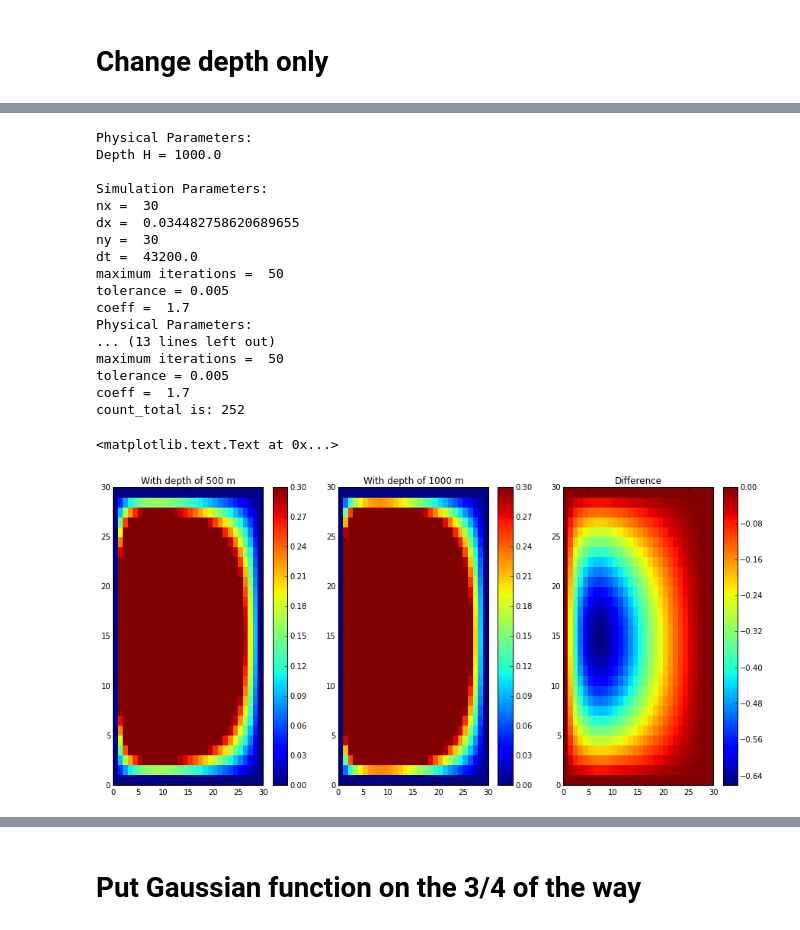
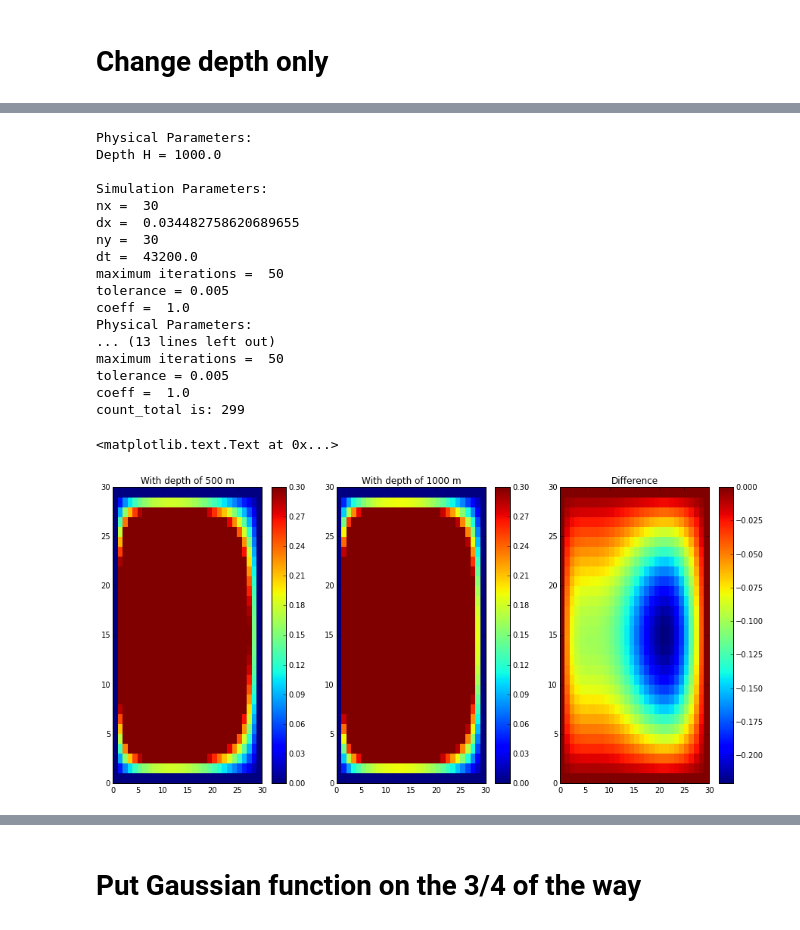
Before and after one commit to jieliu920608/Lab7Assignment, a Jupyter notebook: OptionalLab8.ipynb, the cells around one changed output, grey strips where cells are left out. Drawn from its saved outputs; the diff is of its cells as text; code cells hidden in the pictures.

```diff
--- a/OptionalLab8.ipynb
+++ b/OptionalLab8.ipynb
@@ -448,9 +448,10 @@ import qg1
 # %%
 ## depth from 500m to 100m now
 reload (qg1)
-psi_sor_depth = qg1.qg(1e6,loop = True)
-psi_sor = qg(1e6, loop=True,flag = 'SOR')
+psi_sor_depth = qg1.qg(1e6,loop = False)
+psi_sor = qg(1e6, loop=False)
 
+cmap  ='jet'
 fig, (ax1,ax2,ax3) = plt.subplots(1,3, figsize = (15,7))
 plot1 = ax1.pcolormesh(np.transpose(psi_sor),cmap =cmap,vmin=0, vmax=0.3)
 ax1.set_title("With depth of 500 m ")
@@ -484,39 +485,39 @@ count_total is: 252
 # %%
 ## depth from 500m to 1000m now
 reload (qg1)
-psi_sor_depth = qg1.qg(1e6,loop = True)
-psi_sor = qg(1e6, loop=True,flag = 'SOR')
+psi_sor_depth = qg1.qg(1e6,loop = False)
+psi_sor = qg(1e6, loop=False)
 
 fig, (ax1,ax2,ax3) = plt.subplots(1,3, figsize = (15,7))
 plot1 = ax1.pcolormesh(np.transpose(psi_sor),cmap =cmap,vmin=0, vmax=0.3)
 ax1.set_title("With depth of 500 m ")
 fig.colorbar(plot1, ax=ax1);
 plot2 = ax2.pcolormesh(np.transpose(psi_sor_depth),cmap =cmap,vmin=0, vmax=0.3)
 fig.colorbar(plot2, ax=ax2)
 ax2.set_title("With depth of 1000 m ")
 plot3 =ax3.pcolormesh(np.transpose(psi_sor) - np.transpose(psi_sor_depth),cmap =cmap)
 fig.colorbar(plot3, ax=ax3)
 ax3.set_title("Difference")
 # %% [output]
 Physical Parameters:
 Depth H = 1000.0
 
 Simulation Parameters:
 nx =  30
 dx =  0.034482758620689655
 ny =  30
 dt =  43200.0
 maximum iterations =  50
 tolerance = 0.005
-coeff =  1.7
+coeff =  1.0
 Physical Parameters:
 ... (13 lines left out)
 maximum iterations =  50
 tolerance = 0.005
-coeff =  1.7
-count_total is: 252
+coeff =  1.0
+count_total is: 299
 <matplotlib.text.Text at 0x...>
-[figure, old version]
+[figure, new version]
 # %%
 ## from depth 500m to 4000m now
 reload (qg1)
```
Also changed, not shown: parts of 3 cells of this notebook.
